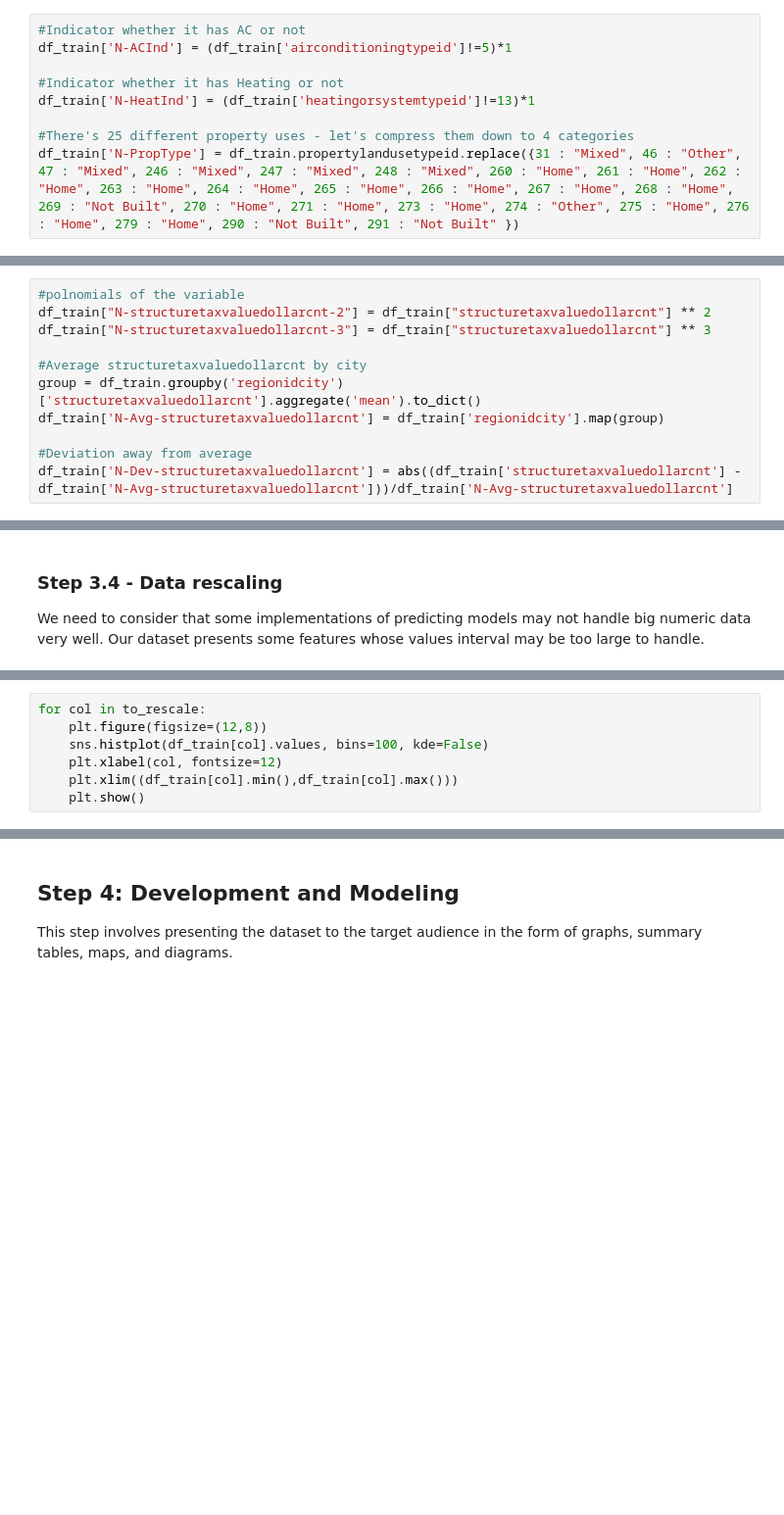
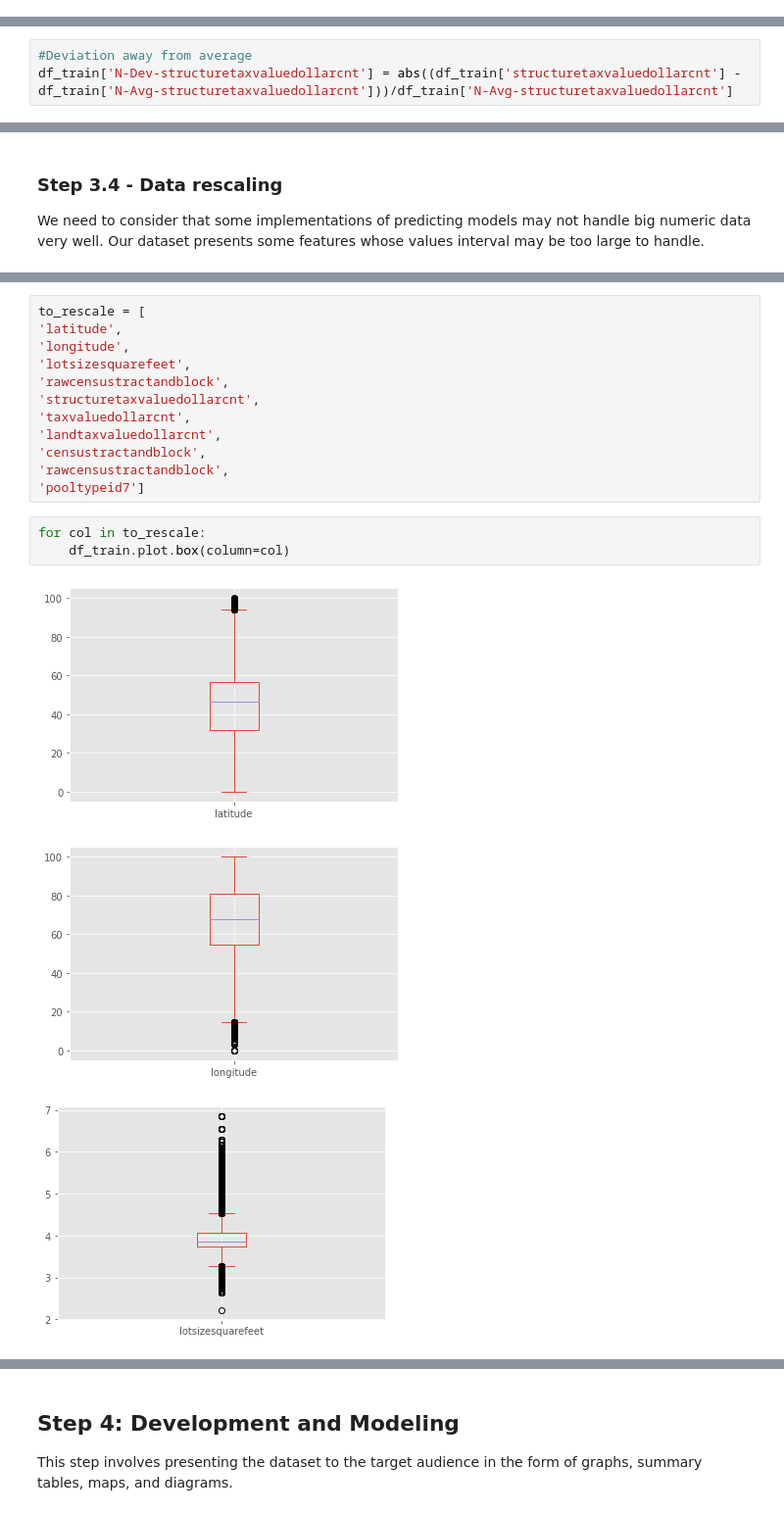
Before and after one commit to ProgettoDWM2022/Zillow, a Jupyter notebook: EDA_Zillow.ipynb, the cells around one changed output, grey strips where cells are left out. Shown at 98% size. Cells and saved outputs as stored; diff of their text form; blank space fills up the shorter version.

```diff
--- a/EDA_Zillow.ipynb
+++ b/EDA_Zillow.ipynb
@@ -662,9 +625,0 @@ df_train['N-county_count'] = df_train['regionidcounty'].map(city_count)
-# %%
-#Indicator whether it has AC or not
-df_train['N-ACInd'] = (df_train['airconditioningtypeid']!=5)*1
-
-#Indicator whether it has Heating or not
-df_train['N-HeatInd'] = (df_train['heatingorsystemtypeid']!=13)*1
-
-#There's 25 different property uses - let's compress them down to 4 categories
-df_train['N-PropType'] = df_train.propertylandusetypeid.replace({31 : "Mixed", 46 : "Other", 47 : "Mixed", 246 : "Mixed", 247 : "Mixed", 248 : "Mixed", 260 : "Home", 261 : "Home", 262 : "Home", 263 : "Home", 264 : "Home", 265 : "Home", 266 : "Home", 267 : "Home", 268 : "Home", 269 : "Not Built", 270 : "Home", 271 : "Home", 273 : "Home", 274 : "Other", 275 : "Home", 276 : "Home", 279 : "Home", 290 : "Not Built", 291 : "Not Built" })
@@ -673,14 +634,6 @@ df_train['N-PropType'] = df_train.propertylandusetypeid.replace({31 : "Mixed", 4
 One of the EDA kernels indicated that structuretaxvaluedollarcnt was one of the most important features.
 So let's create some additional variables on that.
 # %%
-#polnomials of the variable
-df_train["N-structuretaxvaluedollarcnt-2"] = df_train["structuretaxvaluedollarcnt"] ** 2
-df_train["N-structuretaxvaluedollarcnt-3"] = df_train["structuretaxvaluedollarcnt"] ** 3
-
-#Average structuretaxvaluedollarcnt by city
-group = df_train.groupby('regionidcity')['structuretaxvaluedollarcnt'].aggregate('mean').to_dict()
-df_train['N-Avg-structuretaxvaluedollarcnt'] = df_train['regionidcity'].map(group)
-
 #Deviation away from average
 df_train['N-Dev-structuretaxvaluedollarcnt'] = abs((df_train['structuretaxvaluedollarcnt'] - df_train['N-Avg-structuretaxvaluedollarcnt']))/df_train['N-Avg-structuretaxvaluedollarcnt']
 # %% [markdown]
@@ -821,7 +729,0 @@ to_rescale = [
-# %%
-for col in to_rescale:
-    plt.figure(figsize=(12,8))
-    sns.histplot(df_train[col].values, bins=100, kde=False)
-    plt.xlabel(col, fontsize=12)
-    plt.xlim((df_train[col].min(),df_train[col].max()))
-    plt.show()
@@ -841,0 +732,19 @@ for col in to_rescale:
+# %%
+to_rescale = [
+'latitude',
+'longitude',
+'lotsizesquarefeet',
+'rawcensustractandblock',
+'structuretaxvaluedollarcnt',
+'taxvaluedollarcnt',
+'landtaxvaluedollarcnt',
+'censustractandblock',
+'rawcensustractandblock',
+'pooltypeid7']
+# %%
+for col in to_rescale:
+    df_train.plot.box(column=col)
+# %% [output]
+[figure, added]
+[figure, added]
+[figure, added]
```
Also changed, not shown: parts of 35 cells of this notebook, 1 other file.
